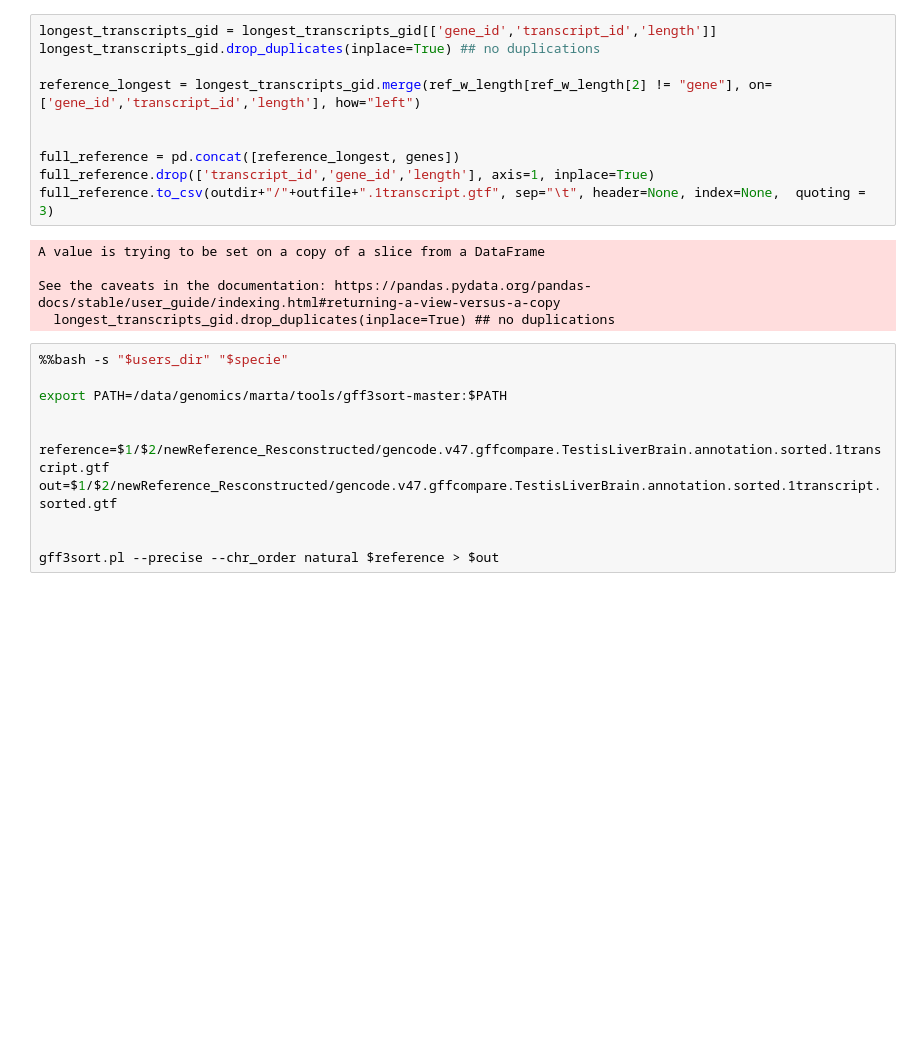
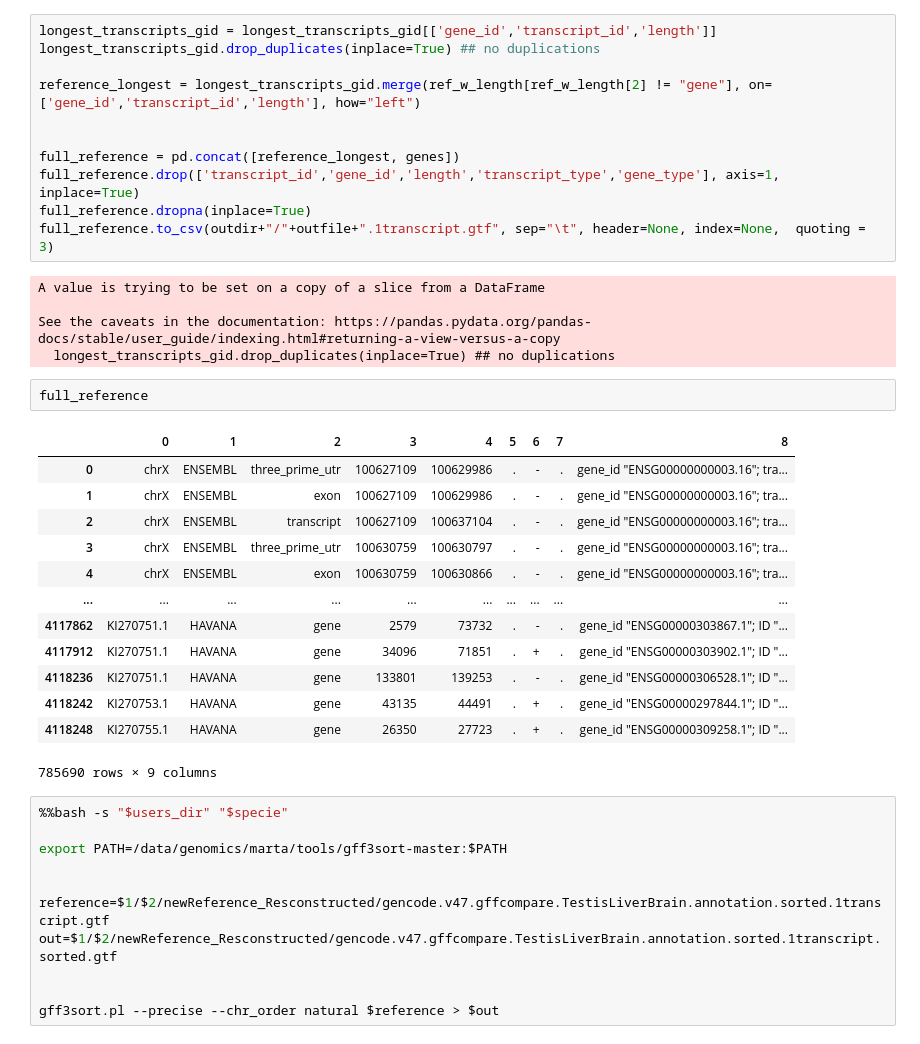
Before and after one commit to MartaEspinosa/TestisRestricted_MP, a Jupyter notebook: Q0_PipelineSpecies_human47.ipynb, the cells around one changed output. Cells and saved outputs as stored; diff of their text form; blank space fills up the shorter version.

```diff
--- a/Q0_PipelineSpecies_human47.ipynb
+++ b/Q0_PipelineSpecies_human47.ipynb
@@ -446,13 +446,30 @@ reference_longest = longest_transcripts_gid.merge(ref_w_length[ref_w_length[2] !
 
 
 full_reference = pd.concat([reference_longest, genes])
-full_reference.drop(['transcript_id','gene_id','length'], axis=1, inplace=True)
+full_reference.drop(['transcript_id','gene_id','length','transcript_type','gene_type'], axis=1, inplace=True)
+full_reference.dropna(inplace=True)
 full_reference.to_csv(outdir+"/"+outfile+".1transcript.gtf", sep="\t", header=None, index=None,  quoting = 3)
 # %% [output]
 A value is trying to be set on a copy of a slice from a DataFrame
 
 See the caveats in the documentation: https://pandas.pydata.org/pandas-docs/stable/user_guide/indexing.html#returning-a-view-versus-a-copy
   longest_transcripts_gid.drop_duplicates(inplace=True) ## no duplications
+# %%
+full_reference
+# %% [output]
+|  | 0 | 1 | 2 | 3 | 4 | 5 | 6 | 7 | 8 |
+| 0 | chrX | ENSEMBL | three_prime_utr | 100627109 | 100629986 | . | - | . | gene_id "ENSG00000000003.16"; tra... |
+| 1 | chrX | ENSEMBL | exon | 100627109 | 100629986 | . | - | . | gene_id "ENSG00000000003.16"; tra... |
+| 2 | chrX | ENSEMBL | transcript | 100627109 | 100637104 | . | - | . | gene_id "ENSG00000000003.16"; tra... |
+| 3 | chrX | ENSEMBL | three_prime_utr | 100630759 | 100630797 | . | - | . | gene_id "ENSG00000000003.16"; tra... |
+| 4 | chrX | ENSEMBL | exon | 100630759 | 100630866 | . | - | . | gene_id "ENSG00000000003.16"; tra... |
+| ... | ... | ... | ... | ... | ... | ... | ... | ... | ... |
+| 4117862 | KI270751.1 | HAVANA | gene | 2579 | 73732 | . | - | . | gene_id "ENSG00000303867.1"; ID "... |
+| 4117912 | KI270751.1 | HAVANA | gene | 34096 | 71851 | . | + | . | gene_id "ENSG00000303902.1"; ID "... |
+| 4118236 | KI270751.1 | HAVANA | gene | 133801 | 139253 | . | - | . | gene_id "ENSG00000306528.1"; ID "... |
+| 4118242 | KI270753.1 | HAVANA | gene | 43135 | 44491 | . | + | . | gene_id "ENSG00000297844.1"; ID "... |
+| 4118248 | KI270755.1 | HAVANA | gene | 26350 | 27723 | . | + | . | gene_id "ENSG00000309258.1"; ID "... |
+785690 rows × 9 columns
 # %%
 %%bash -s "$users_dir" "$specie"
 
```
Also changed, not shown: parts of 2 cells of this notebook, 1 other file.
